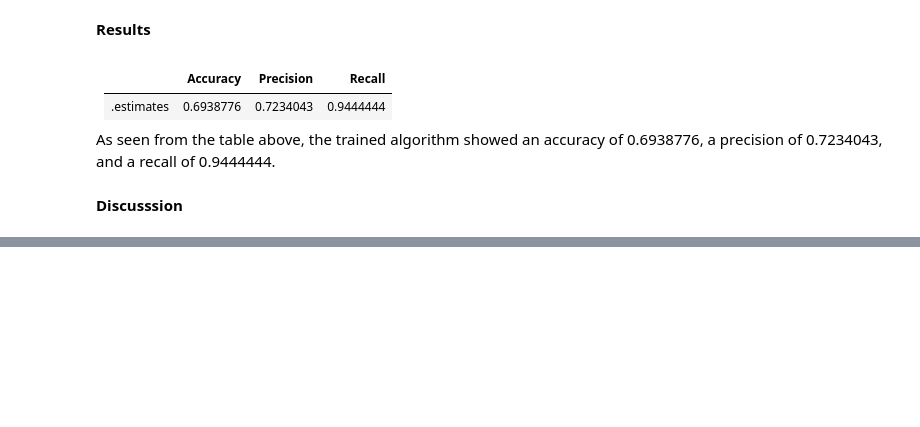
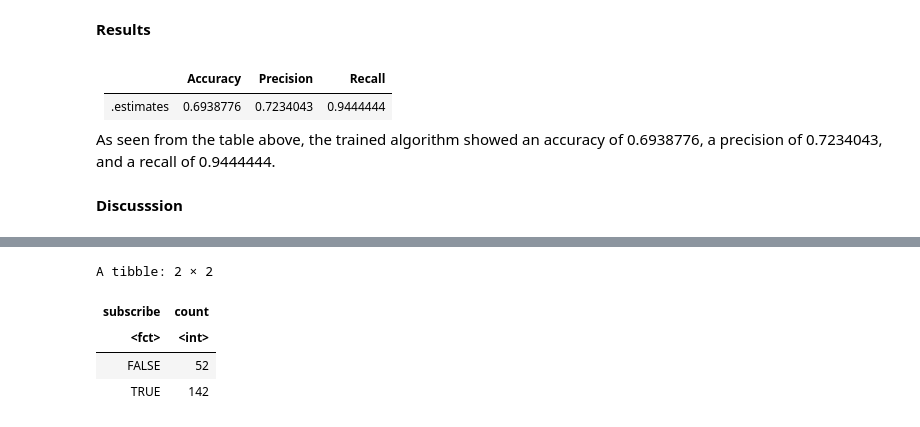
Before and after one commit to alicewj110/minecraft_pj, a Jupyter notebook: 2Final_Report.ipynb, the cells around one changed output, grey strips where cells are left out. Saved outputs shown, nothing was run; the diff lists cells and outputs as text; code cells hidden in the pictures; blank space fills up the shorter version.

```diff
--- a/2Final_Report.ipynb
+++ b/2Final_Report.ipynb
@@ -322,0 +335,14 @@ As seen from the table above, the trained algorithm showed an accuracy of 0.6938
+# %%
+# Summary statistics comparing subscribers to non-subscribers
+
+sub_to_non_sub <- players_data |>
+    group_by(subscribe) |>
+    summarize(count = n())
+
+sub_to_non_sub
+# %% [output]
+A tibble: 2 × 2
+| subscribe | count |
+| <fct> | <int> |
+| FALSE | 52 |
+| TRUE | 142 |
```
Also changed, not shown: parts of 9 cells of this notebook.
